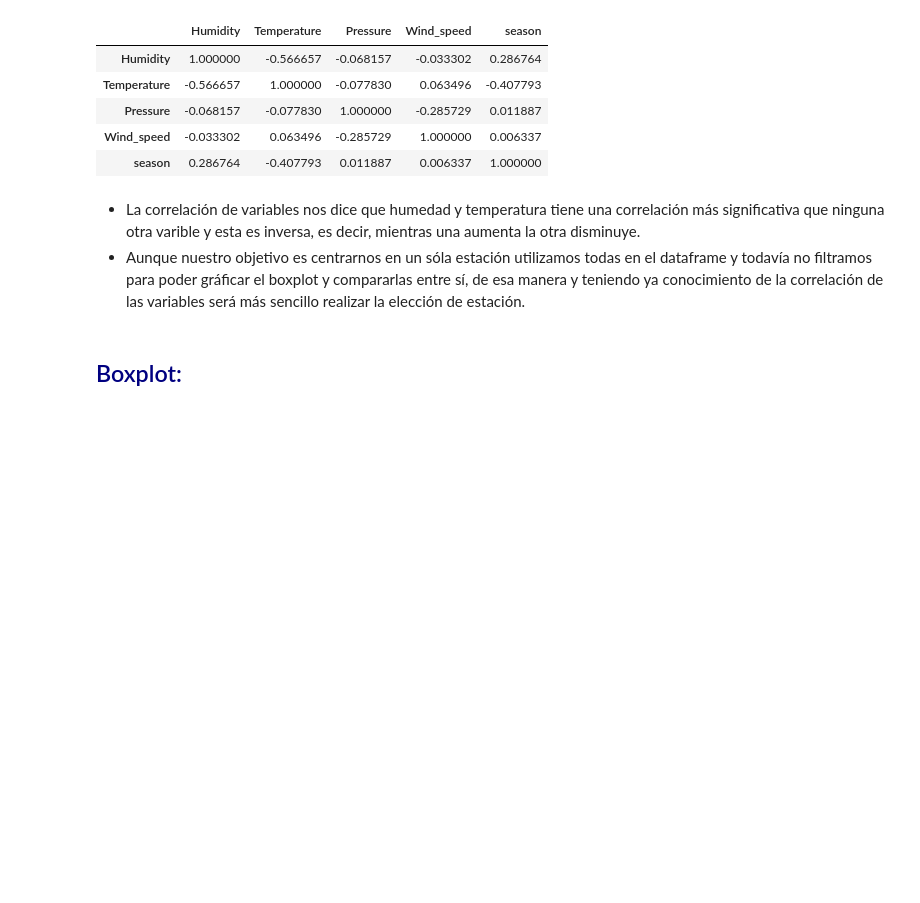
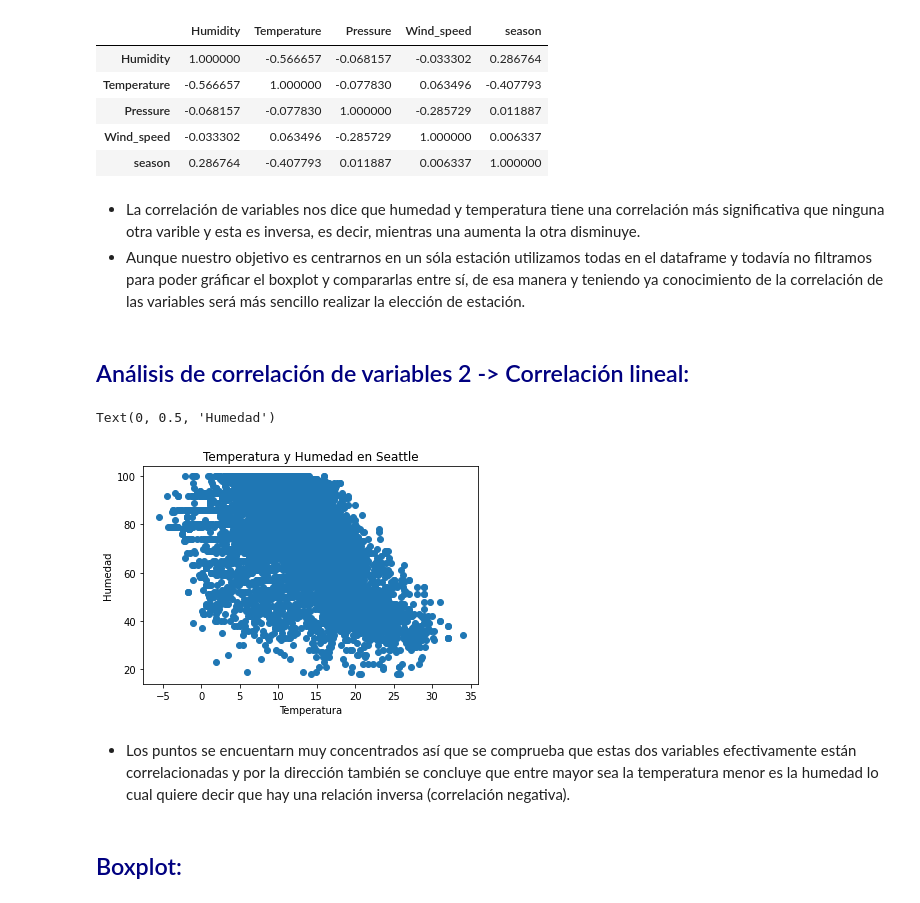
Before and after one commit to PintorOD1997/ProyectoConjunto_LandaverdeI_PintorD, a Jupyter notebook: ProyectoModulo1_OchoaD_MercadoI.ipynb, the cells around one changed output. Drawn from its saved outputs; the diff is of its cells as text; code cells hidden in the pictures; blank space fills up the shorter version.

Commit message:
Correlación temp y humedad

```diff
--- a/ProyectoModulo1_OchoaD_MercadoI.ipynb
+++ b/ProyectoModulo1_OchoaD_MercadoI.ipynb
@@ -629,6 +629,19 @@ dataframe.corr(method="pearson")
 # %% [markdown]
 * La correlación de variables nos dice que humedad y temperatura tiene una correlación más significativa que ninguna otra varible y esta es inversa, es decir, mientras una aumenta la otra disminuye.
 * Aunque nuestro objetivo es centrarnos en un sóla estación utilizamos todas en el dataframe y todavía no filtramos para poder gráficar el boxplot y compararlas entre sí, de esa manera y teniendo ya conocimiento de la correlación de las variables será más sencillo realizar la elección de estación.
+# %% [markdown]
+## <font color='navy'> Análisis de correlación de variables 2 -> Correlación lineal:
+# %%
+#Diagrama de dispersion de temperatura y humedad:
+plt.scatter(tabla["Temperature"].head(10000),tabla["Humidity"].head(10000))
+plt.title("Temperatura y Humedad en Seattle")
+plt.xlabel("Temperatura")
+plt.ylabel("Humedad")
+# %% [output]
+Text(0, 0.5, 'Humedad')
+[figure, added]
+# %% [markdown]
+* Los puntos se encuentarn muy concentrados así que se comprueba que estas dos variables efectivamente están correlacionadas y por la dirección también se concluye que entre mayor sea la temperatura menor es la humedad lo cual quiere decir que hay una relación inversa (correlación negativa).
 # %% [markdown]
 ## <font color='navy'> Boxplot:
 # %%
```
Also changed, not shown: parts of 7 cells of this notebook.
